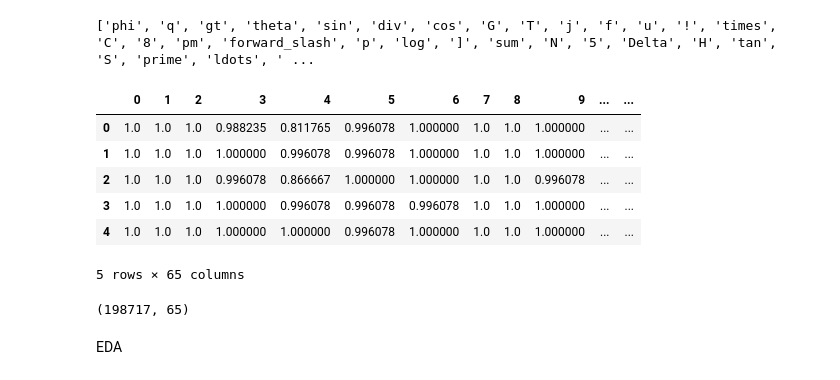
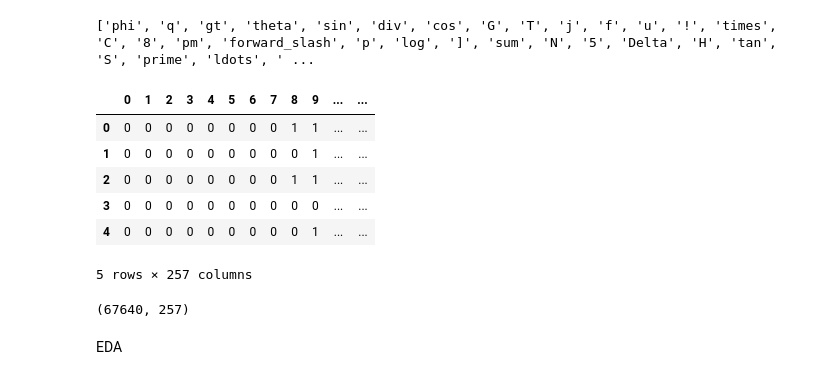
Before and after one commit to yunmiaouwu/data-245-project, a Jupyter notebook: Guan.ipynb, the cells around one changed output. Saved outputs shown, nothing was run; the diff lists cells and outputs as text; code cells hidden in the pictures.

```diff
--- a/Guan.ipynb
+++ b/Guan.ipynb
@@ -22,50 +22,59 @@ print(folders)
 ['phi', 'q', 'gt', 'theta', 'sin', 'div', 'cos', 'G', 'T', 'j', 'f', 'u', '!', 'times', 'C', '8', 'pm', 'forward_slash', 'p', 'log', ']', 'sum', 'N', '5', 'Delta', 'H', 'tan', 'S', 'prime', 'ldots', ' ...
 # %%
 import cv2
+from matplotlib import pyplot as plt
 
 if os.path.exists('245_data.csv'):
     df = pd.read_csv('245_data.csv', low_memory=False)
     del df['Unnamed: 0']
 else:
     data = []
     label = []
 
     for each in folders:
+        print(each)
         file_ct=0
         currentFolder = '245_data/' + each
         for i, file in enumerate(os.listdir(currentFolder)):
-            if file_ct > 5000:
+            if file_ct > 1000:
                 break
             im= cv2.imread((os.path.join(currentFolder, file)))
             img=cv2.cvtColor(im,cv2.COLOR_BGR2GRAY)
             #resize
-            resized_image = cv2.resize(img, (8,8))
-            #normalization
-            img = img = np.array(resized_image)/255
+            img = 255 - img
+            img = cv2.resize(img, (16, 16), interpolation=cv2.INTER_AREA)
+            img[img < 10] = 0
+            img[img >= 10] = 1
+#             print(img)
+
+#             plt.imshow(img)
+#             plt.show()
+#             raise Exception()
 
             img = img.ravel()
             img = img.tolist()
 
             data.append(img)
             label.append(each)
             file_ct+=1
+
     df = pd.DataFrame(data)
     df["label"] = label
     df.to_csv('245_data.csv')
 
 df.head()
 # %% [output]
 |  | 0 | 1 | 2 | 3 | 4 | 5 | 6 | 7 | 8 | 9 | ... | ... |
-| 0 | 1.0 | 1.0 | 1.0 | 0.988235 | 0.811765 | 0.996078 | 1.000000 | 1.0 | 1.0 | 1.000000 | ... | ... |
-| 1 | 1.0 | 1.0 | 1.0 | 1.000000 | 0.996078 | 0.996078 | 1.000000 | 1.0 | 1.0 | 1.000000 | ... | ... |
-| 2 | 1.0 | 1.0 | 1.0 | 0.996078 | 0.866667 | 1.000000 | 1.000000 | 1.0 | 1.0 | 0.996078 | ... | ... |
-| 3 | 1.0 | 1.0 | 1.0 | 1.000000 | 0.996078 | 0.996078 | 0.996078 | 1.0 | 1.0 | 1.000000 | ... | ... |
-| 4 | 1.0 | 1.0 | 1.0 | 1.000000 | 1.000000 | 0.996078 | 1.000000 | 1.0 | 1.0 | 1.000000 | ... | ... |
+| 0 | 0 | 0 | 0 | 0 | 0 | 0 | 0 | 0 | 1 | 1 | ... | ... |
+| 1 | 0 | 0 | 0 | 0 | 0 | 0 | 0 | 0 | 0 | 1 | ... | ... |
+| 2 | 0 | 0 | 0 | 0 | 0 | 0 | 0 | 0 | 1 | 1 | ... | ... |
+| 3 | 0 | 0 | 0 | 0 | 0 | 0 | 0 | 0 | 0 | 0 | ... | ... |
+| 4 | 0 | 0 | 0 | 0 | 0 | 0 | 0 | 0 | 0 | 1 | ... | ... |
-5 rows × 65 columns
+5 rows × 257 columns
 # %%
 df.shape
 # %% [output]
-(198717, 65)
+(67640, 257)
 # %%
 numeric_data=['0', '1', '2', '3', '4', '5', '6', '7', '8', '9']
 alpha_data=['A', 'b','C','d', 'e', 'f', 'G', 'H', 'i', 'j', 'k', 'l', 'M', 'mu', 'N','o', 'p','q', 'R','S','T', 'u', 'v', 'w', 'X', 'y', 'z']
```
Also changed, not shown: parts of 17 cells of this notebook.
